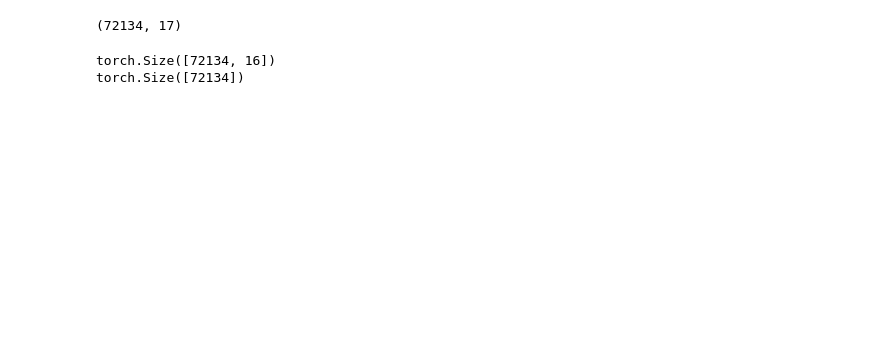
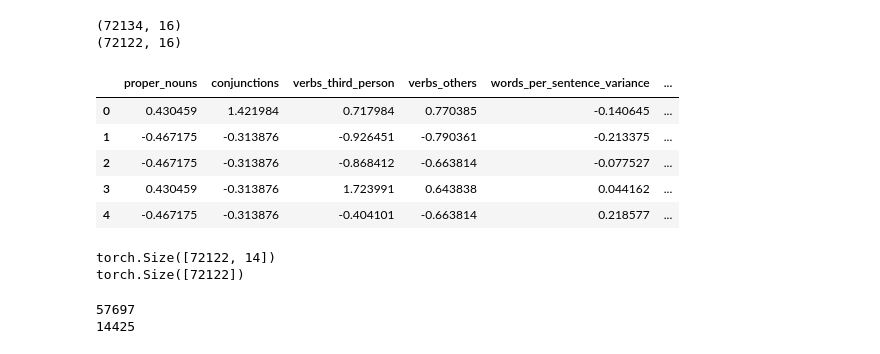
Before and after one commit to johnlim2019/ai-proj, a Jupyter notebook: content_FFNN.ipynb, the cells around one changed output. Cells and saved outputs as stored; diff of their text form; code cells hidden in the pictures; blank space fills up the shorter version.

Commit message:
update: new models for content features

```diff
--- a/content_FFNN.ipynb
+++ b/content_FFNN.ipynb
@@ -121,14 +122,35 @@ def train(
 with open("./data/content_features_cv.pkl","rb") as f:
     content_features_df = pickle.load(f)
 
-content_features_df.head()
+# drop values with 0 words per sentence
 print(content_features_df.shape)
+content_features_df = content_features_df[content_features_df["words_per_sentence_median"] != 0]
+print(content_features_df.shape)
 # %% [output]
-(72134, 17)
+(72134, 16)
+(72122, 16)
+# %%
+# create dataloader
+labels = content_features_df["label"].values
+features = content_features_df.drop("label", axis=1)
+# features = features.drop("dale_chall", axis=1) # due to NaN
+# features = features.drop("smog", axis=1) # due to NaN
+features = features.drop("automatic_readability", axis=1) # due to NaN
+
+
+
+# standardise data
+features = features.apply(lambda x: (x - x.mean()) / x.std())
+features.head()
+# %% [output]
+|  | proper_nouns | conjunctions | verbs_third_person | verbs_others | words_per_sentence_variance | ... |
+| 0 | 0.430459 | 1.421984 | 0.717984 | 0.770385 | -0.140645 | ... |
+| 1 | -0.467175 | -0.313876 | -0.926451 | -0.790361 | -0.213375 | ... |
+| 2 | -0.467175 | -0.313876 | -0.868412 | -0.663814 | -0.077527 | ... |
+| 3 | 0.430459 | -0.313876 | 1.723991 | 0.643838 | 0.044162 | ... |
+| 4 | -0.467175 | -0.313876 | -0.404101 | -0.663814 | 0.218577 | ... |
 # %%
-# create dataloader
-labels = content_features_df["label"].values
-features = content_features_df.drop("label",axis=1).values
+features = features.values
 
 features_tensor = torch.tensor(features, dtype=torch.float32)
 labels_tensor = torch.tensor(labels, dtype=torch.float32)
@@ -137,12 +159,20 @@ dataset = torch.utils.data.TensorDataset(features_tensor,labels_tensor)
 print(features_tensor.shape)
 print(labels_tensor.shape)
 # %% [output]
-torch.Size([72134, 16])
-torch.Size([72134])
+torch.Size([72122, 14])
+torch.Size([72122])
 # %%
-batch_size = 32
+batch_size = 16
+num_epochs = 2
+hidden_layer_size = 512
 train_size = int(0.8 * len(dataset))
 test_size = len(dataset) - train_size
 train_dataset,test_dataset = torch.utils.data.random_split(dataset, [train_size, test_size])
+print(len(train_dataset))
+print(len(test_dataset))
+
 train_dataloader = torch.utils.data.DataLoader(train_dataset, batch_size=batch_size)
 test_dataloader = torch.utils.data.DataLoader(test_dataset, batch_size=batch_size)
+# %% [output]
+57697
+14425
```
Also changed, not shown: parts of 23 cells of this notebook, 1 other file.
